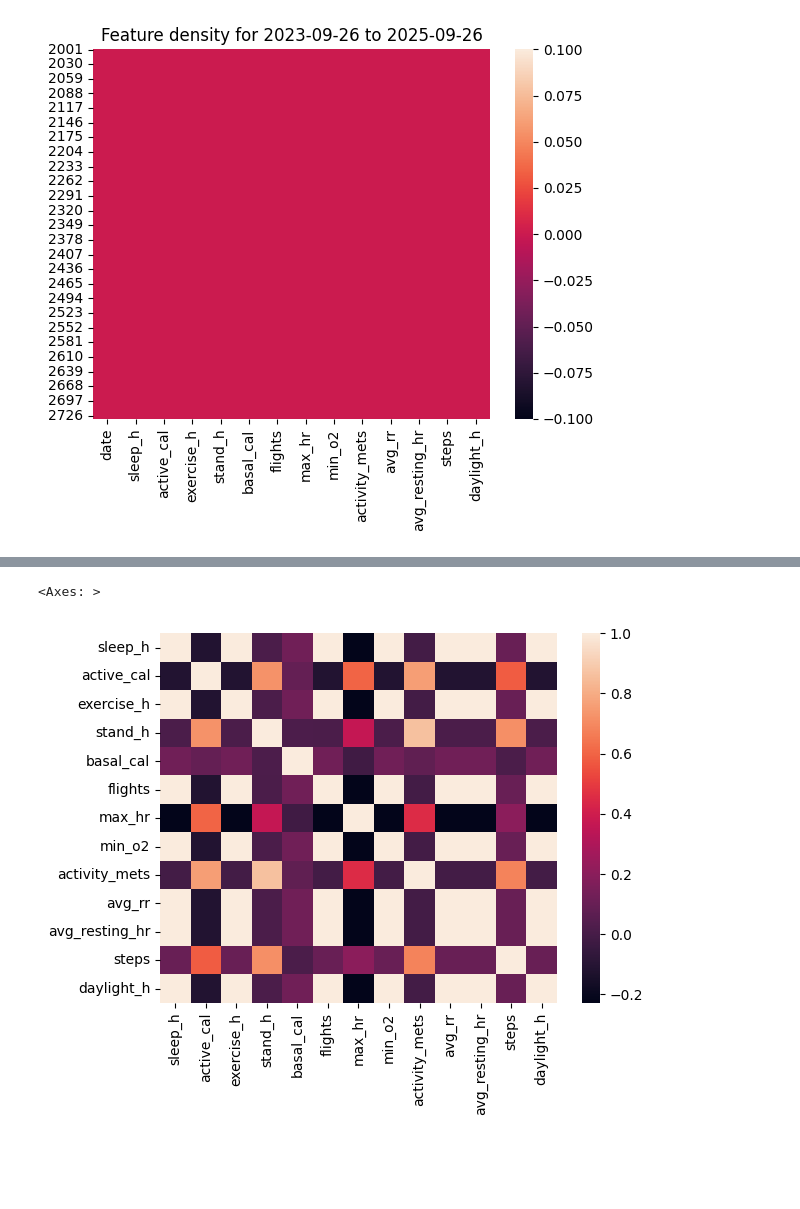
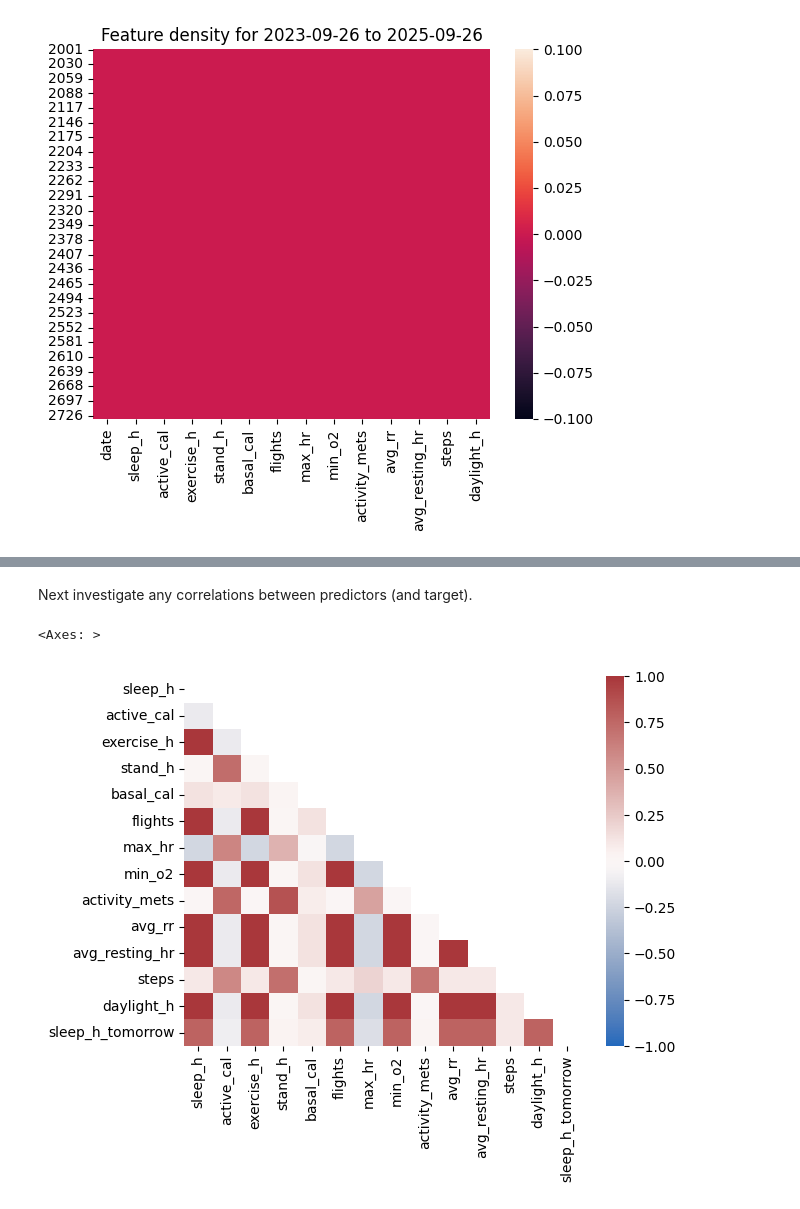
Before and after one commit to auto-d/medex, a Jupyter notebook: medex.ipynb, the cells around one changed output, grey strips where cells are left out. Saved outputs shown, nothing was run; the diff lists cells and outputs as text; code cells hidden in the pictures; blank space fills up the shorter version.

Commit message:
troubleshooting data quality

```diff
--- a/medex.ipynb
+++ b/medex.ipynb
@@ -199,12 +218,11 @@ If we can restore the processed data, do so, otherwise mine our data out of the
 raw_dataset = "./data/export.zip"
 processed_dataset = "./data/health.csv"
 
-df = pd.read_csv(processed_dataset)
-if df is None:
-
-    # Mine the raw export
+df = None
+if os.path.exists(processed_dataset):
+    df = pd.read_csv(processed_dataset)
+else:
     table_dfs = parse_healthkit_data(raw_dataset)
     df = process_healthkit_data(table_dfs)
 
-    # Avoid doing this again on subsequent runs!
-    df.to_csv("dataset_path")
+    df.to_csv(processed_dataset)
@@ -210,0 +276,9 @@ if df is None:
+# %%
+# Join our table DFs
+df = pd.DataFrame()
+df = df.join(list(agg_dfs.values()), how="outer")
+#macro_df.reset_index(names='date', inplace=True)
+
+# Coax the string value for the date back to a numeric and sort. NOTE: type conversion courtesy of GPT-5
+df.index = pd.to_datetime(df.index, errors="coerce")
+df.sort_index(inplace=True)
@@ -282,5 +397,27 @@ corr
+# %%
+target = df2.sleep_h.iloc[1:].copy()
+
+# https://stackoverflow.com/questions/26921651/how-to-delete-the-last-row-of-data-of-a-pandas-dataframe
+df2.drop(df2.tail(1).index, inplace=True)
+
+df2['sleep_h_tomorrow'] = target.to_numpy()
+# %% [markdown]
+Next investigate any correlations between predictors (and target).
+# %%
+def make_mask(shape):
+    """
+    Make a correlation matrix mask to pass to seaborn.heatmap that hides
+    redundant values in the plot.
+    """
+    mask = np.zeros(shape)
+    for col in range(0, shape[0]):
+        for row in range(0, shape[1]):
+            if col <= row:
+                mask[col, row] = True
+    return mask
 # %%
-sns.heatmap(corr)
+corr = df2.drop(["date"], axis=1).corr()
+sns.heatmap(corr, vmin=-1, vmax=1, cmap="vlag", mask=make_mask(corr.shape))
 # %% [output]
 <Axes: >
-[figure, old version]
+[figure, new version]
```
Also changed, not shown: parts of 17 cells of this notebook.
